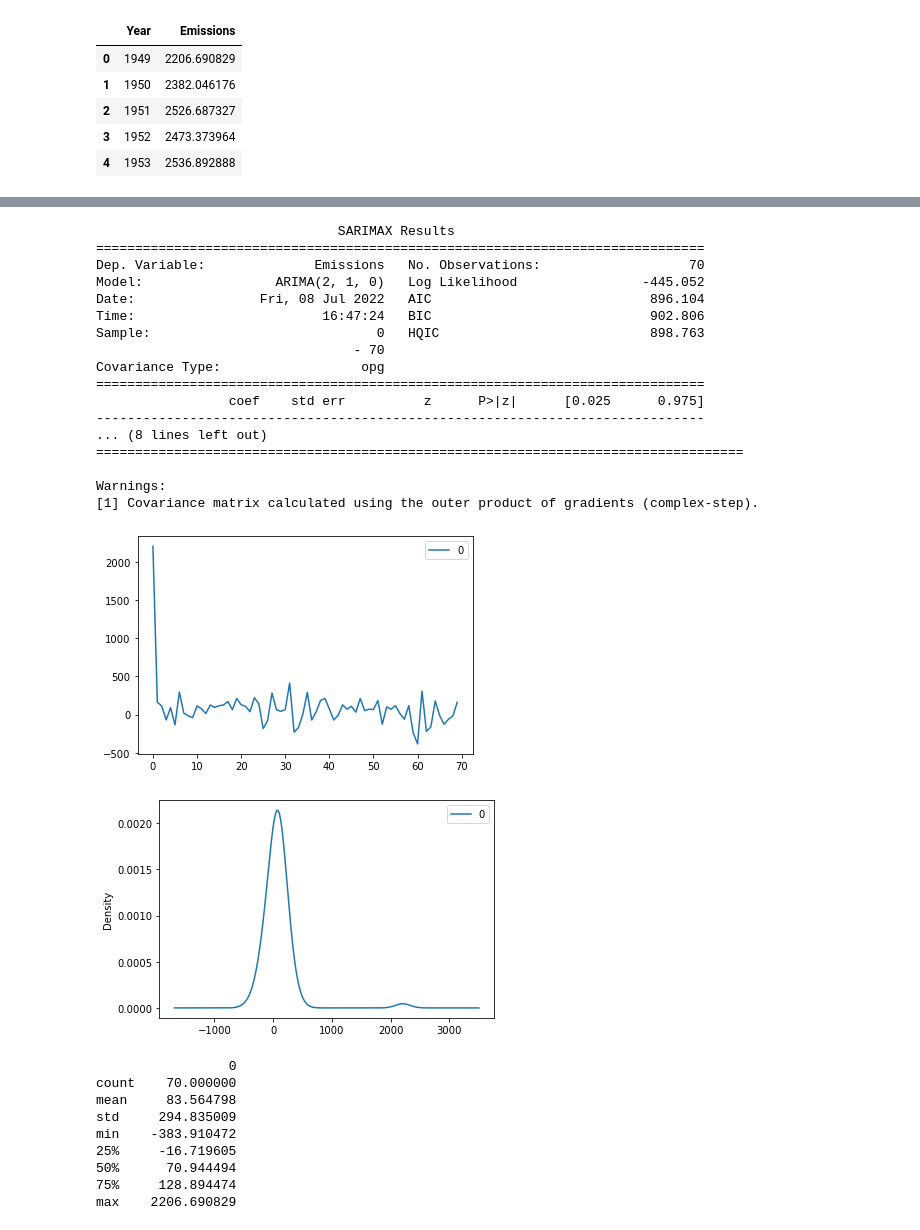
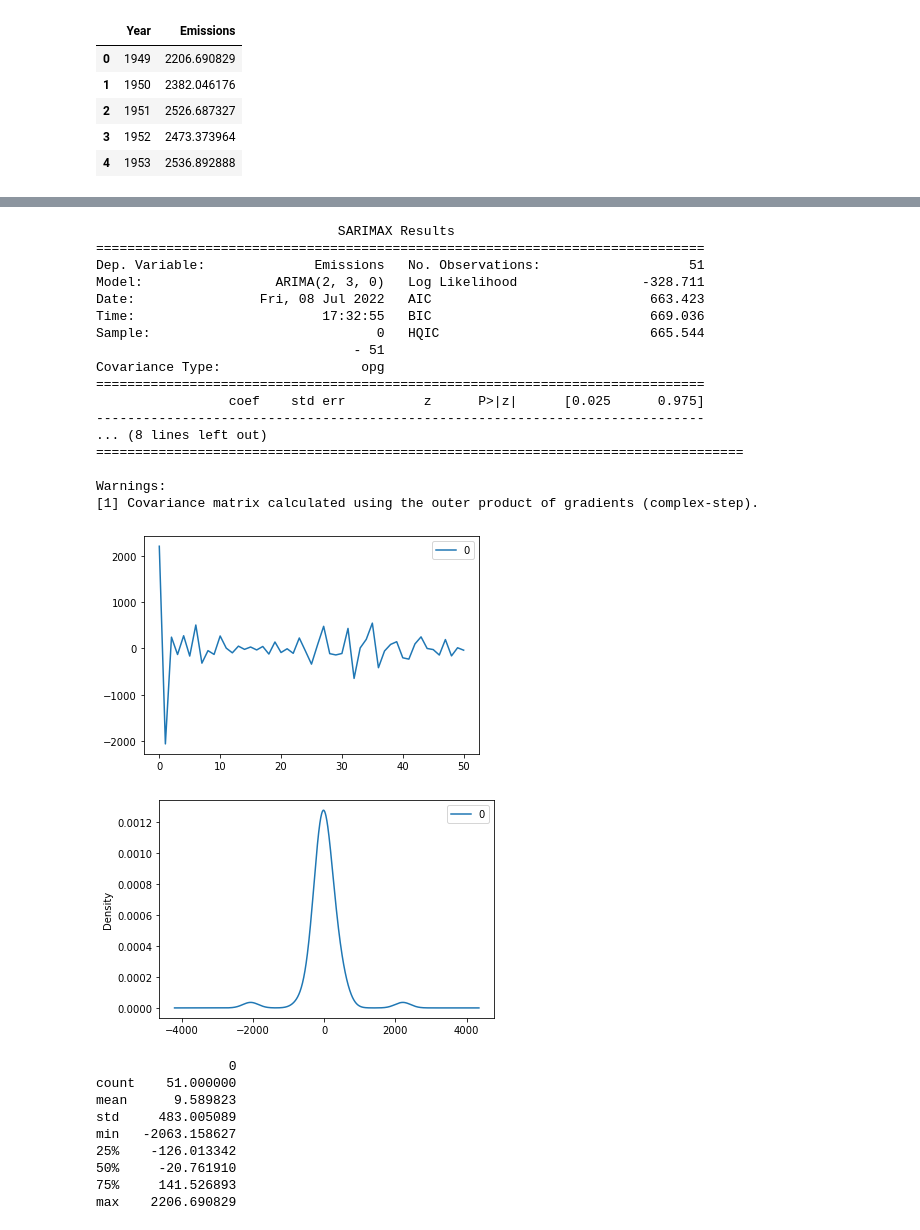
Before and after one commit to dkristek/UN_Country_Population_Growth, a Jupyter notebook: ML_Practice/TimeSeries_Practice.ipynb, the cells around one changed output, grey strips where cells are left out. Drawn from its saved outputs; the diff is of its cells as text; code cells hidden in the pictures.

Commit message:
train and test data split. Ran model. Need's more adjusting

```diff
--- a/ML_Practice/TimeSeries_Practice.ipynb
+++ b/ML_Practice/TimeSeries_Practice.ipynb
@@ -27,3 +27,9 @@ naem_df.head()
 | 2 | 1951 | 2526.687327 |
 | 3 | 1952 | 2473.373964 |
 | 4 | 1953 | 2536.892888 |
+# %%
+#split data into to train and test
+#data spans 1948-2018
+#lets say test data is 2000-2018
+training_data = naem_df[naem_df['Year']<2000]
+training_data
@@ -30,6 +75,7 @@ naem_df.head()
 # %%
-y= naem_df['Emissions']
-X = naem_df['Year']
+#plotting training data to see trends
+y= training_data['Emissions']
+X = training_data['Year']
 plt.plot(X,y)
 # %% [output]
 [<matplotlib.lines.Line2D at 0x...>]
@@ -68,46 +114,46 @@ plt.show()
 #the auto correlation graph. An overdifferenced dataset would have a negative lag-1 which this data does not have
 # %%
 #okay time to try the first attempt at modeling
-model = ARIMA(y, order=(2,1,0))
+model = ARIMA(y, order=(2,3,0))
 model_fit = model.fit()
 print(model_fit.summary())
 
 #plot it
 residuals = pd.DataFrame(model_fit.resid)
 residuals.plot()
 plt.show()
 
 #error
 residuals.plot(kind='kde')
 plt.show()
 
 print(residuals.describe())
 # %% [output]
                                SARIMAX Results
 ==============================================================================
-Dep. Variable:              Emissions   No. Observations:                   70
-Model:                 ARIMA(2, 1, 0)   Log Likelihood                -445.052
-Date:                Fri, 08 Jul 2022   AIC                            896.104
-Time:                        16:47:24   BIC                            902.806
-Sample:                             0   HQIC                           898.763
-                                 - 70
+Dep. Variable:              Emissions   No. Observations:                   51
+Model:                 ARIMA(2, 3, 0)   Log Likelihood                -328.711
+Date:                Fri, 08 Jul 2022   AIC                            663.423
+Time:                        17:32:55   BIC                            669.036
+Sample:                             0   HQIC                           665.544
+                                 - 51
 Covariance Type:                  opg
 ==============================================================================
                  coef    std err          z      P>|z|      [0.025      0.975]
 ------------------------------------------------------------------------------
 ... (8 lines left out)
 ===================================================================================
 
 Warnings:
 [1] Covariance matrix calculated using the outer product of gradients (complex-step).
-[figure, old version]
+[figure, new version]
-[figure, old version]
+[figure, new version]
                  0
-count    70.000000
-mean     83.564798
-std     294.835009
-min    -383.910472
-25%     -16.719605
-50%      70.944494
-75%     128.894474
+count    51.000000
+mean      9.589823
+std     483.005089
+min   -2063.158627
+25%    -126.013342
+50%     -20.761910
+75%     141.526893
 max    2206.690829
```
Also changed, not shown: parts of 9 cells of this notebook.
